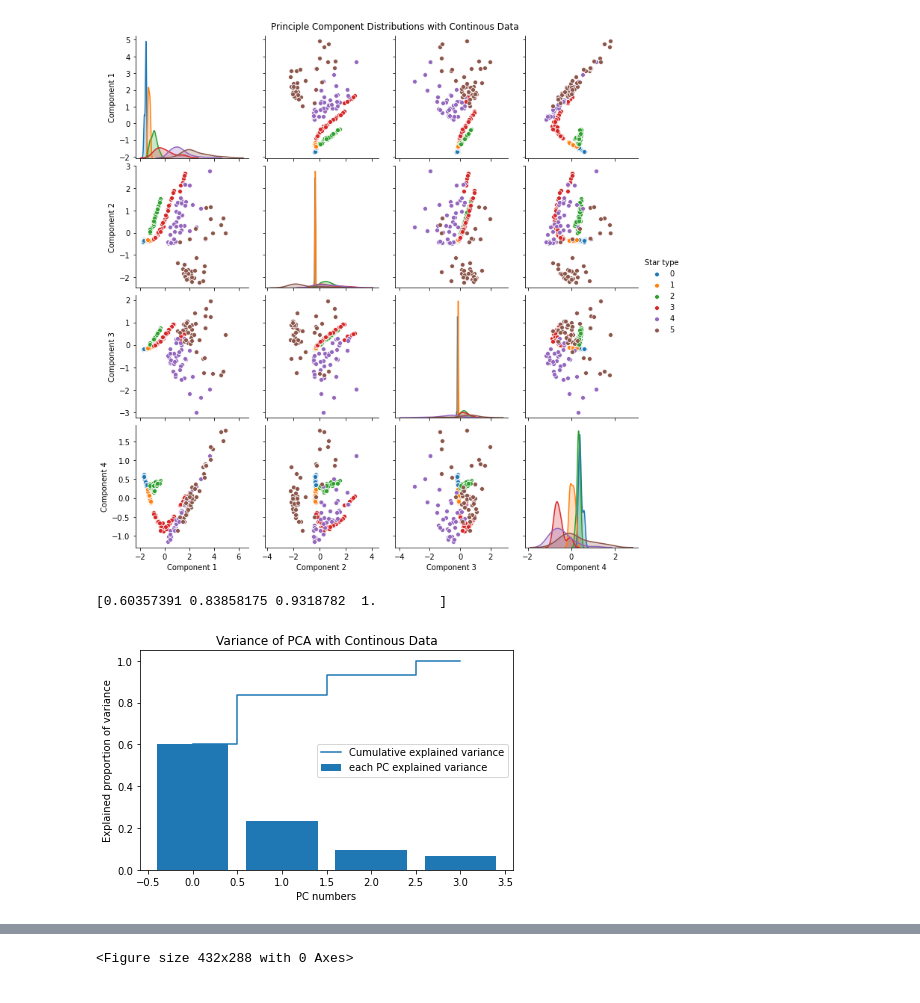
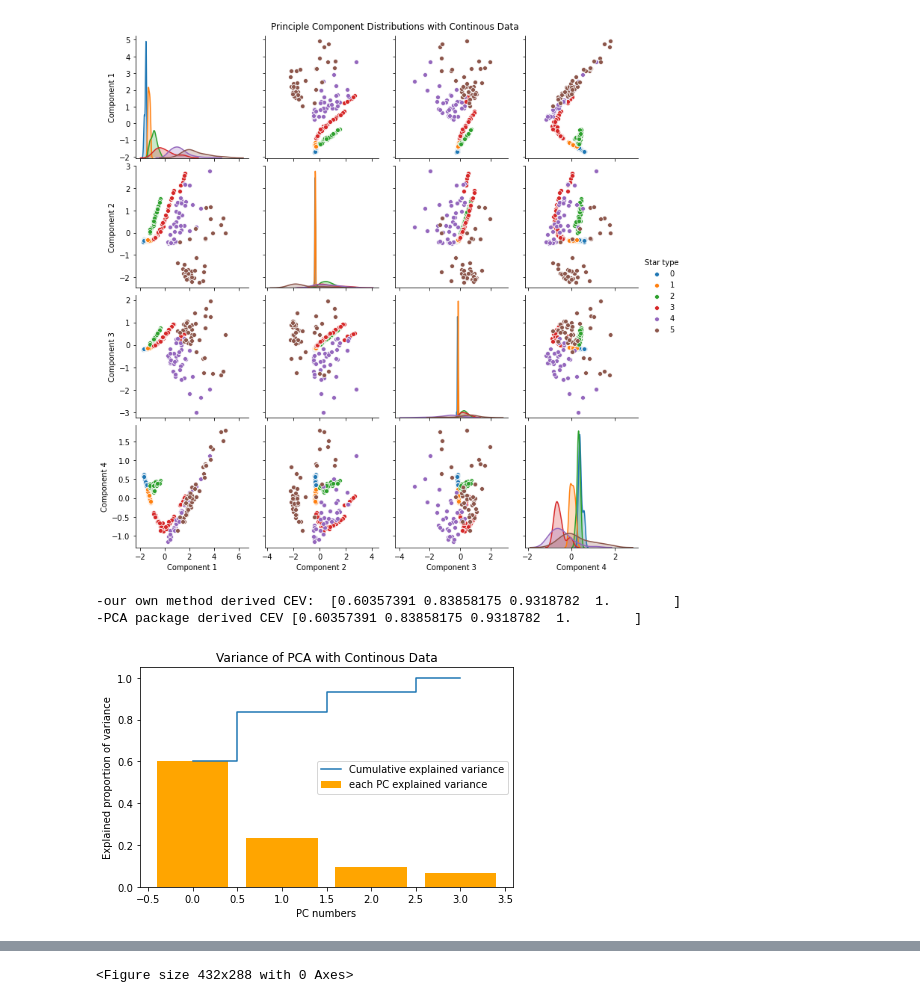
Before and after one commit to joshua-j-hong/COGS118B_Project, a Jupyter notebook: project_code.ipynb, the cells around one changed output, grey strips where cells are left out. Cells and saved outputs as stored; diff of their text form; code cells hidden in the pictures.

Commit message:
Tweak variance graphs to make more concise

```diff
--- a/project_code.ipynb
+++ b/project_code.ipynb
@@ -439,22 +426,35 @@ scatterplot.savefig("./visualizations/pcaContinous_Data.png")
 # %%
 
 total_egnvalues = sum(eigvals)
-exp_prop_var=[]
+exp_prop_var1=[]
 for i in (eigvals):
-    exp_prop_var.append(i/total_egnvalues)
+    exp_prop_var1.append(i/total_egnvalues)
 
-cum_exp_var = np.cumsum(exp_prop_var)
-# visualizing culmulative expalined and variance and the number of PC that it needs to get there
-print(cum_exp_var)
-plt.bar(range(0,len(exp_prop_var)), exp_prop_var, label='each PC explained variance')
-plt.step(range(0,len(cum_exp_var)), cum_exp_var, where='mid',label='Cumulative explained variance')
+# Using PCA package to double check our error and variance, whether we have the appropriate covariance matrix, and
+# we can select the threshold number for PCA explained variance
+pca = PCA(0.99999)
+X = pca.fit_transform(data_woLabel)
+exp_prop_var2 = pca.explained_variance_ratio_
+
+# Cumulative explained variance; It will help us to determine the number of principal componenets to use
+#based on our threshhold 0.9 in our case
+# check for consistency between PCA pacakge and our own method
+cum_exp_var1 = np.cumsum(exp_prop_var1)
+cum_exp_var2 = np.cumsum(exp_prop_var2)
+print('-our own method derived CEV: ',cum_exp_var1)
+print('-PCA package derived CEV',cum_exp_var2)
+# visualizing culmulative explained and variance and the number of PC that it needs to get there
+
+plt.bar(range(0,len(exp_prop_var1)), exp_prop_var1, label='each PC explained variance',color='orange')
+plt.step(range(0,len(cum_exp_var1)), cum_exp_var1, where='mid',label='Cumulative explained variance')
 plt.ylabel('Explained proportion of variance')
 plt.xlabel('PC numbers')
 plt.title("Variance of PCA with Continous Data")
 plt.legend(loc='best')
 plt.tight_layout()
 plt.savefig("./visualizations/pcaContinous_variance.png")
 plt.show()
 # %% [output]
-[0.60357391 0.83858175 0.9318782  1.        ]
+-our own method derived CEV:  [0.60357391 0.83858175 0.9318782  1.        ]
+-PCA package derived CEV [0.60357391 0.83858175 0.9318782  1.        ]
-[figure, old version]
+[figure, new version]
```
Also changed, not shown: parts of 18 cells of this notebook, 11 other files.
